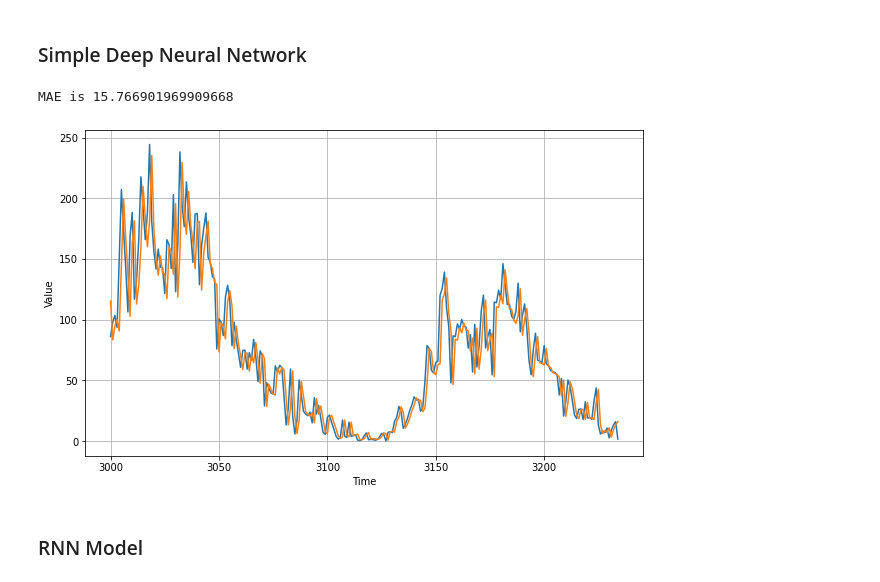
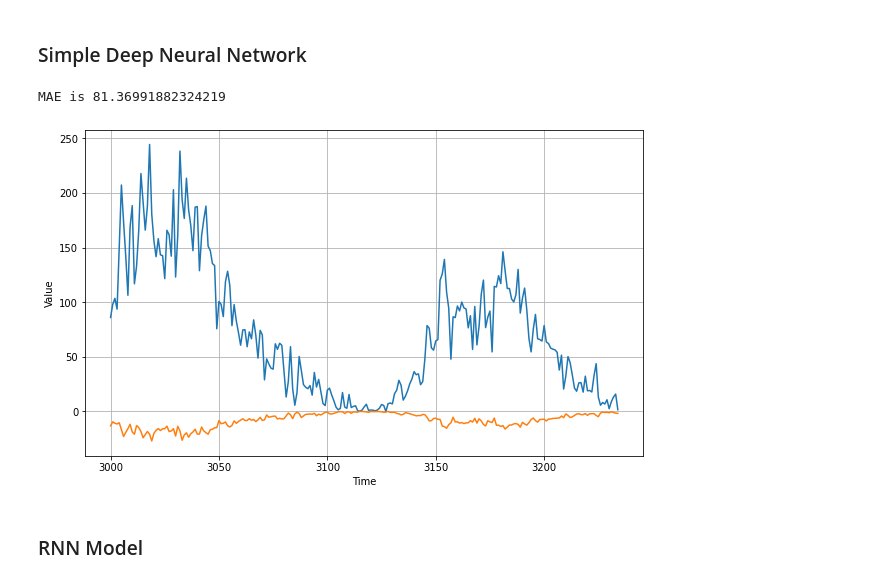
Before and after one commit to mohameddhameem/IBM-Machine-Learning, a Jupyter notebook: Time Series Survival Analysis/Final Assignment/Assignment_TimeSeries_Forecasting.ipynb, the cells around one changed output. Cells and saved outputs as stored; diff of their text form; code cells hidden in the pictures.

```diff
--- a/Time Series Survival Analysis/Final Assignment/Assignment_TimeSeries_Forecasting.ipynb
+++ b/Time Series Survival Analysis/Final Assignment/Assignment_TimeSeries_Forecasting.ipynb
@@ -254,11 +246,16 @@ def model_forecast(model, series, window_size):
 #plot results
 def plot_prediction(input_model):
   model_forecast_result = model_forecast(input_model, series[..., np.newaxis], window_size)
-  model_forecast_result = model_forecast_result[split_time - window_size:-1, -1, 0]
+  if(model_forecast_result.ndim == 3):
+    model_forecast_result = model_forecast_result[split_time - window_size:-1, -1, 0]
+  else:
+    model_forecast_result = model_forecast_result[split_time-window_size:-1,-1]
   plt.figure(figsize=(10, 6))
   plot_series(time_valid, x_valid)
   plot_series(time_valid, model_forecast_result)
-  print (f'MAE is {tf.keras.metrics.mean_absolute_error(x_valid, model_forecast_result).numpy()}')
+  model_mae = tf.keras.metrics.mean_absolute_error(x_valid, model_forecast_result).numpy()
+  print (f'MAE is {model_mae}')
+  return model_mae
 # %%
 train_set = windowed_dataset(x_train, window_size=60,
                              batch_size=100, shuffle_buffer=shuffle_buffer_size)
@@ -267,23 +264,27 @@ train_set = windowed_dataset(x_train, window_size=60,
 lr_schedule = tf.keras.callbacks.LearningRateScheduler(
     lambda epoch: 1e-8 * 10**(epoch / 20))
 optimizer = tf.keras.optimizers.SGD(lr=1e-8, momentum=0.9)
+no_epoch = 2
+model_results = {}
 # %% [markdown]
 ### Simple Deep Neural Network
 # %%
 dnn_model = tf.keras.models.Sequential([
     tf.keras.layers.Dense(20, input_shape=[None, 1], activation="relu"),
     tf.keras.layers.Dense(10, activation="relu"),
     tf.keras.layers.Dense(1)
 ])
 
 dnn_model.compile(loss=tf.keras.losses.Huber(),
                   optimizer=optimizer, metrics=["mae"])
-dnn_model.fit(train_set,epochs=100,callbacks=[lr_schedule],verbose=0)
+dnn_model.fit(train_set,epochs=no_epoch,callbacks=[lr_schedule],verbose=0)
 
-plot_prediction(dnn_model)
+results = plot_prediction(dnn_model)
+model_results['SimpleDNN'] = results
+#model_results.append({'SimpleDNN': results})
 # %% [output]
-MAE is 15.766901969909668
+MAE is 81.36991882324219
-[figure, old version]
+[figure, new version]
 # %% [markdown]
 ### RNN Model
 # %%
```
Also changed, not shown: parts of 10 cells of this notebook.
